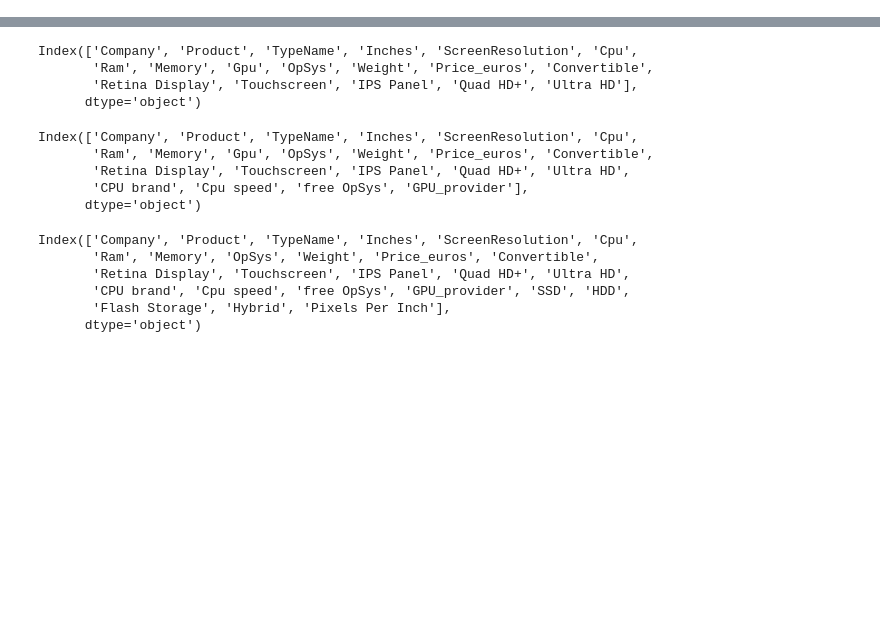
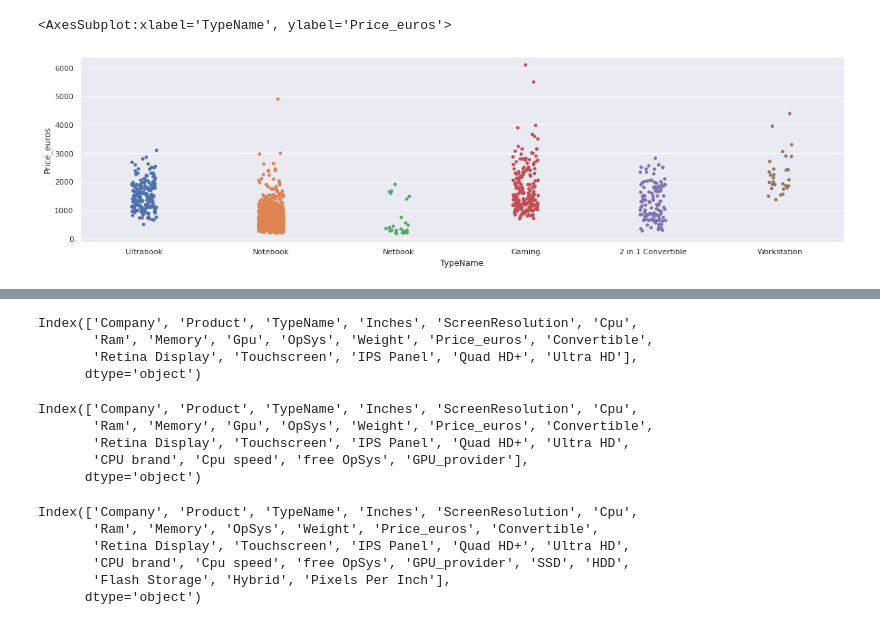
Before and after one commit to SayatP/Laptop-price-prediction, a Jupyter notebook: Notebook.ipynb, the cells around one changed output, grey strips where cells are left out. Saved outputs shown, nothing was run; the diff lists cells and outputs as text; code cells hidden in the pictures; blank space fills up the shorter version.

```diff
--- a/Notebook.ipynb
+++ b/Notebook.ipynb
@@ -12,0 +27,5 @@ df = df.drop(columns='Unnamed: 0')
+# %%
+sns.stripplot(df['TypeName'], df['Price_euros'])
+# %% [output]
+<AxesSubplot:xlabel='TypeName', ylabel='Price_euros'>
+[figure, added]
```
Also changed, not shown: parts of 12 cells of this notebook.
